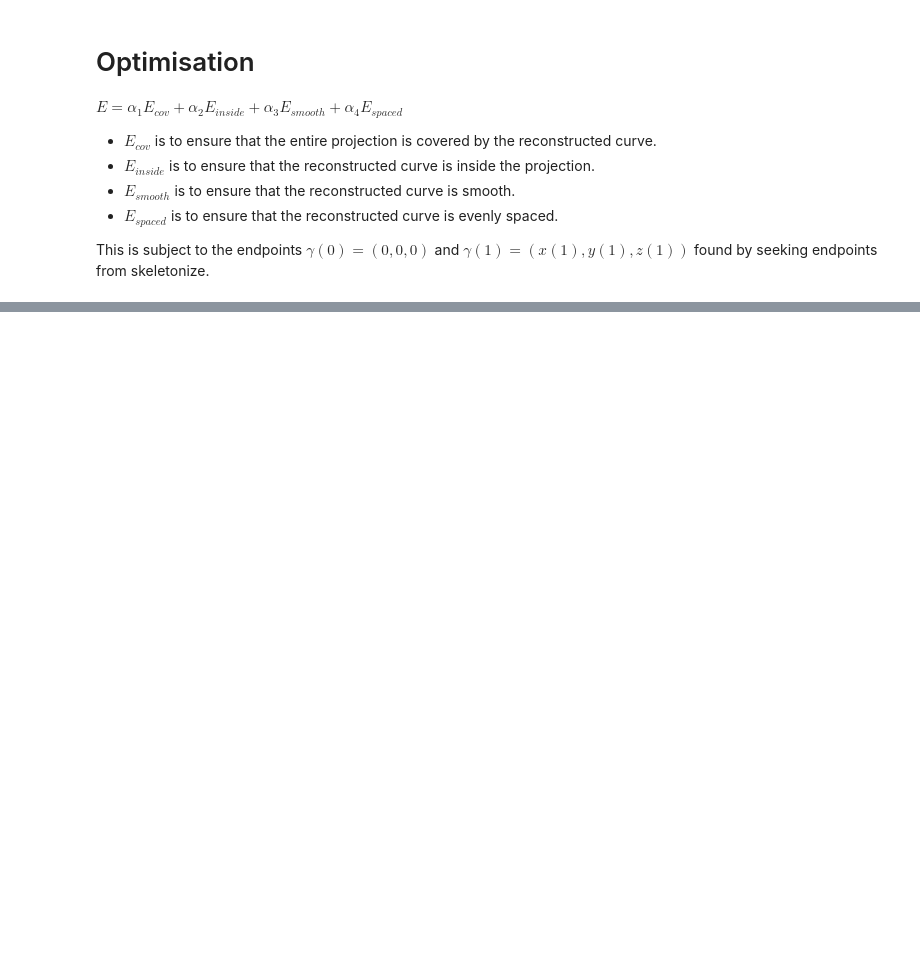
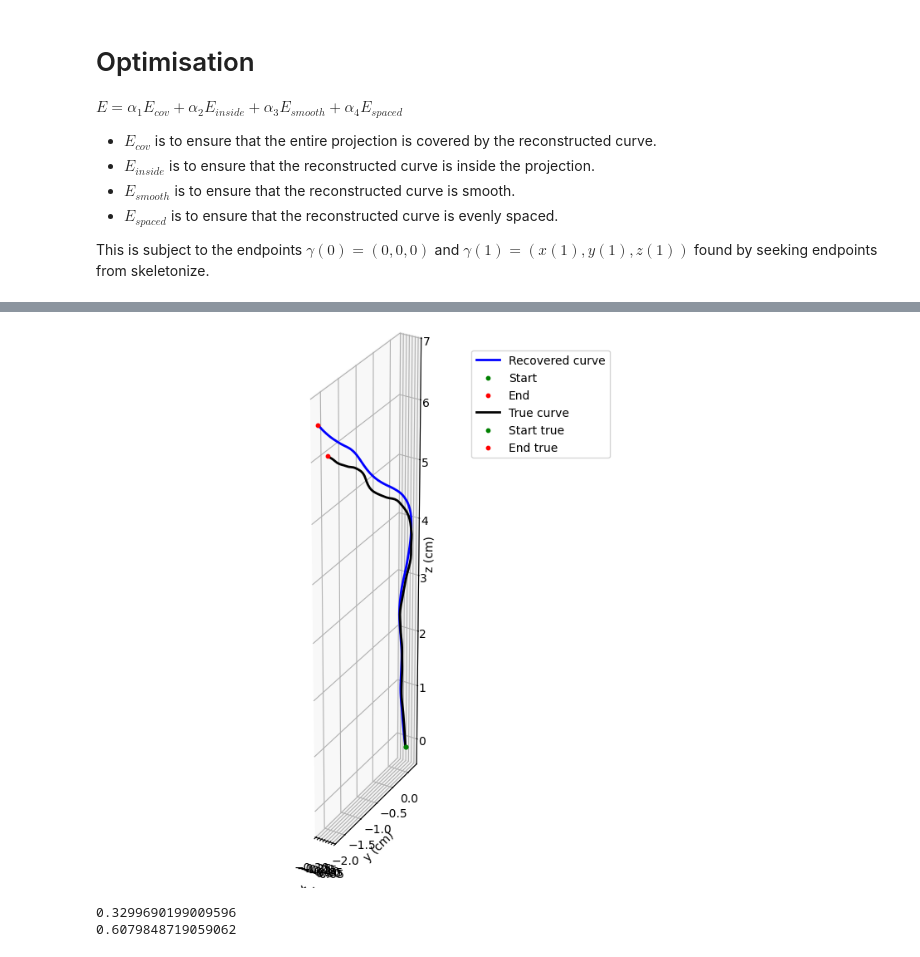
Before and after one commit to josef-lin/HFSP-dodder, a Jupyter notebook: src/data-reconstruction/data-reconstruction.ipynb, the cells around one changed output, grey strips where cells are left out. Drawn from its saved outputs; the diff is of its cells as text; code cells hidden in the pictures; blank space fills up the shorter version.

```diff
--- a/src/data-reconstruction/data-reconstruction.ipynb
+++ b/src/data-reconstruction/data-reconstruction.ipynb
@@ -489,12 +467,10 @@ def arclength_energy(U):
     return np.sum((ds - ds.mean())**2)
 # %%
-P0 = np.array([0,0,0])
+P0 = startpoint
 P1 = endpoint
 def endpoint_energy(U):
-
     e0 = np.sum((U[0]  - P0)**2)
     e1 = np.sum((U[-1] - P1)**2)
-
     return e0 + e1
 # %%
 def self_energy(U, r=0.2):
@@ -527,11 +496,11 @@ def objective(U_flat):
     Eend = endpoint_energy(U)
 
     return (
-        1.0   * Ecov
-        + 10.0 * Eins
-        + 1000.0   * Esmo
-        + 100.0  * Earc
-        + 1.0  * Eself
+        1.0 * Ecov
+        + 1.0 * Eins
+        + 1.0 * Esmo
+        + 100.0 * Earc
+        + 20.0 * Eself
         + 1.0 * Eend
     )
 # %%
@@ -575,4 +544,6 @@ res = minimize(
 )
 
 U_opt = res.x.reshape(N,3)
+
+U_opt = U_opt - U_opt[0]
 # %% [output]
@@ -684,0 +612,43 @@ Endpoint energy: 0.0011682812233975719
+# %%
+X_opt, Y_opt, Z_opt = get_XYZ(U_opt)
+
+fig = plt.figure(figsize=(8,8))
+ax = fig.add_subplot(111, projection='3d')
+
+ax.plot(X_opt, Y_opt, Z_opt, 'b-', lw=2, label='Recovered curve')
+
+ax.scatter(X_opt[0], Y_opt[0], Z_opt[0],
+           c='g', s=10, label='Start')
+
+ax.scatter(X_opt[-1], Y_opt[-1], Z_opt[-1],
+           c='r', s=10, label='End')
+
+ax.plot(X_true, Y_true, Z_true, 'k-', lw=2, label='True curve')
+
+ax.scatter(X_true[0], Y_true[0], Z_true[0],
+           c='g', s=10, label='Start true')
+
+ax.scatter(X_true[-1], Y_true[-1], Z_true[-1],
+           c='r', s=10, label='End true')
+
+ax.set_xlabel('x (cm)')
+ax.set_ylabel('y (cm)')
+ax.set_zlabel('z (cm)')
+
+ax.set_aspect('equal', 'box')
+ax.legend()
+
+plt.show()
+# %% [output]
+[figure, new version]
+# %%
+err_i = np.linalg.norm(U_opt - U_true, axis=1)
+
+L2_error = np.sqrt(np.mean(err_i**2))
+Linf_error = np.max(err_i)
+
+print(L2_error)
+print(Linf_error)
+# %% [output]
+0.3299690199009596
+0.6079848719059062
```
Also changed, not shown: parts of 24 cells of this notebook, 1 other file.
